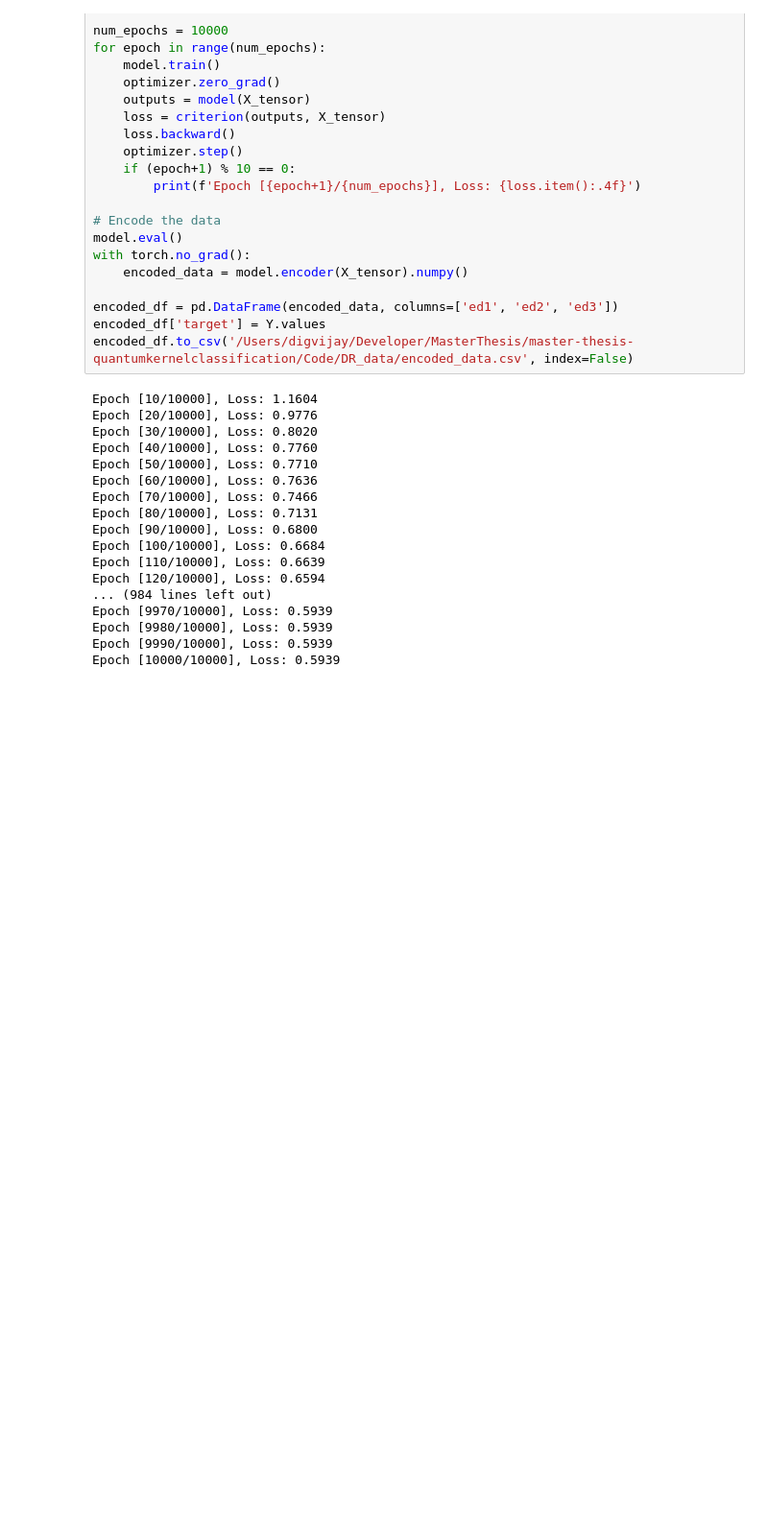
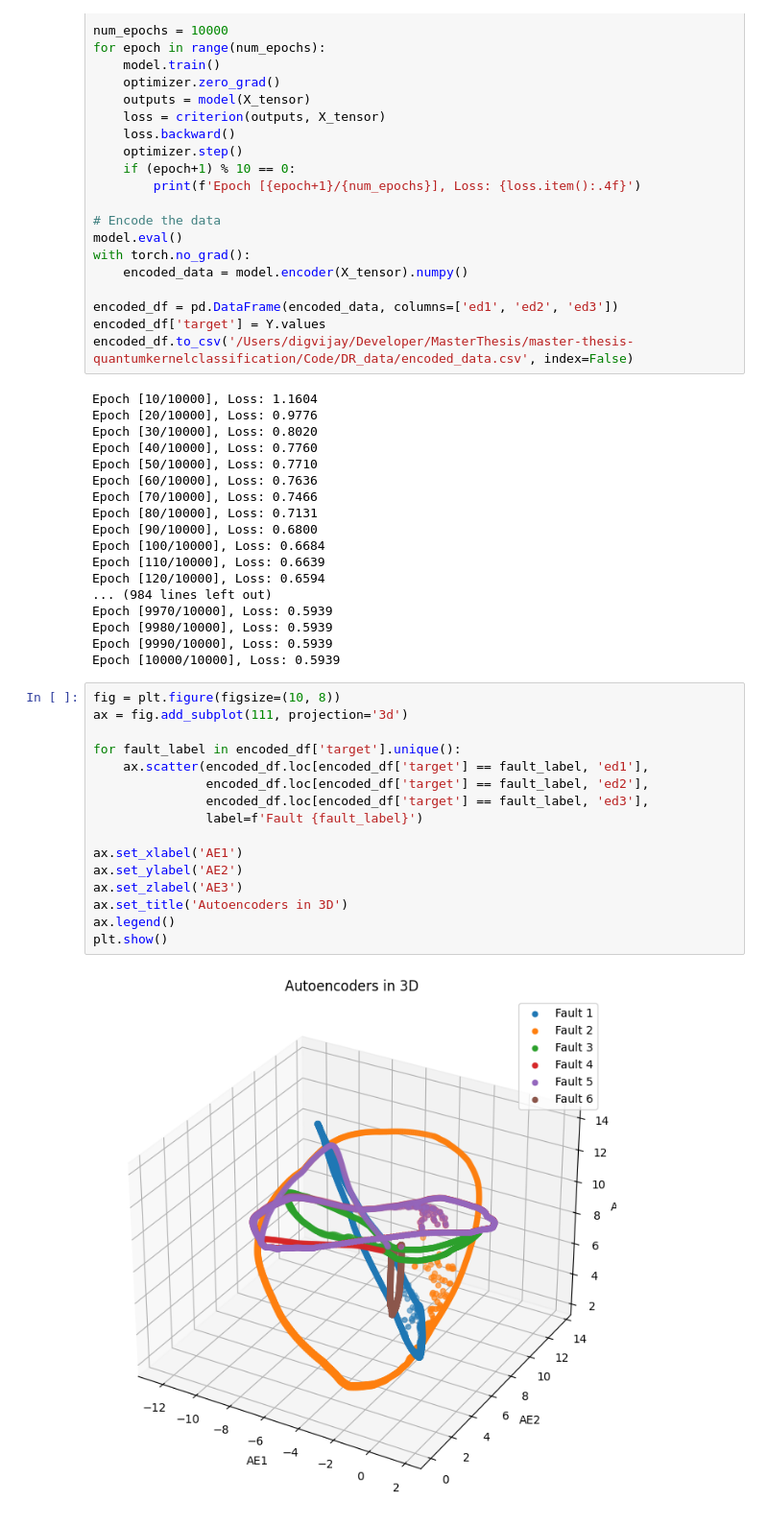
Before and after one commit to qmlWizard/master-thesis-quantumkernelclassification, a Jupyter notebook: Code/DimentionalityReduction3Comp.ipynb, the cells around one changed output. Shown at 96% size. Saved outputs shown, nothing was run; the diff lists cells and outputs as text; blank space fills up the shorter version.

```diff
--- a/Code/DimentionalityReduction3Comp.ipynb
+++ b/Code/DimentionalityReduction3Comp.ipynb
@@ -157,3 +157,21 @@ Epoch [9970/10000], Loss: 0.5939
 Epoch [9980/10000], Loss: 0.5939
 Epoch [9990/10000], Loss: 0.5939
 Epoch [10000/10000], Loss: 0.5939
+# %%
+fig = plt.figure(figsize=(10, 8))
+ax = fig.add_subplot(111, projection='3d')
+
+for fault_label in encoded_df['target'].unique():
+    ax.scatter(encoded_df.loc[encoded_df['target'] == fault_label, 'ed1'],
+               encoded_df.loc[encoded_df['target'] == fault_label, 'ed2'],
+               encoded_df.loc[encoded_df['target'] == fault_label, 'ed3'],
+               label=f'Fault {fault_label}')
+
+ax.set_xlabel('AE1')
+ax.set_ylabel('AE2')
+ax.set_zlabel('AE3')
+ax.set_title('Autoencoders in 3D')
+ax.legend()
+plt.show()
+# %% [output]
+[figure, added]
```
